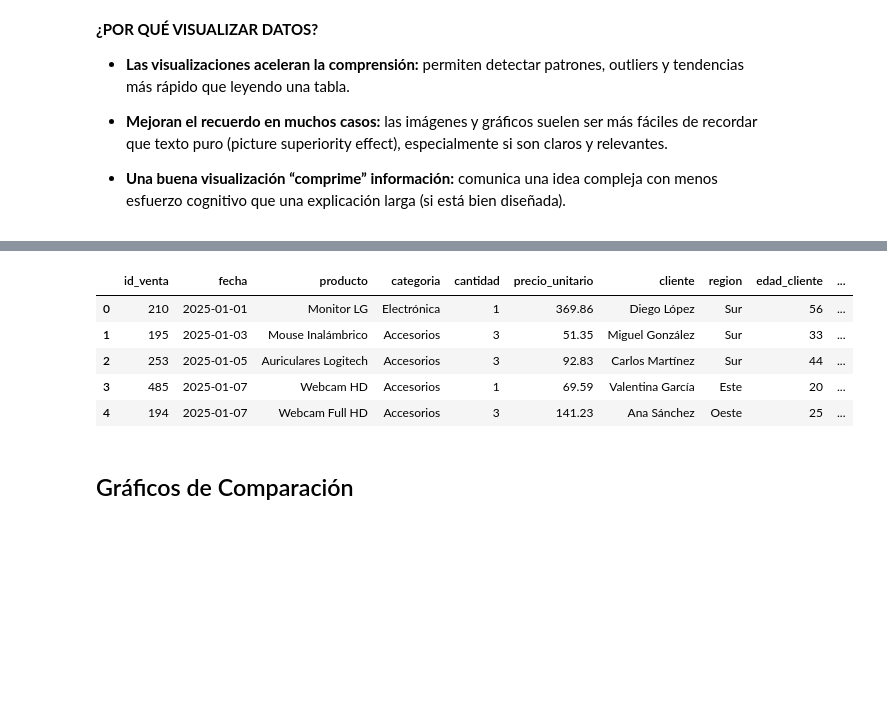
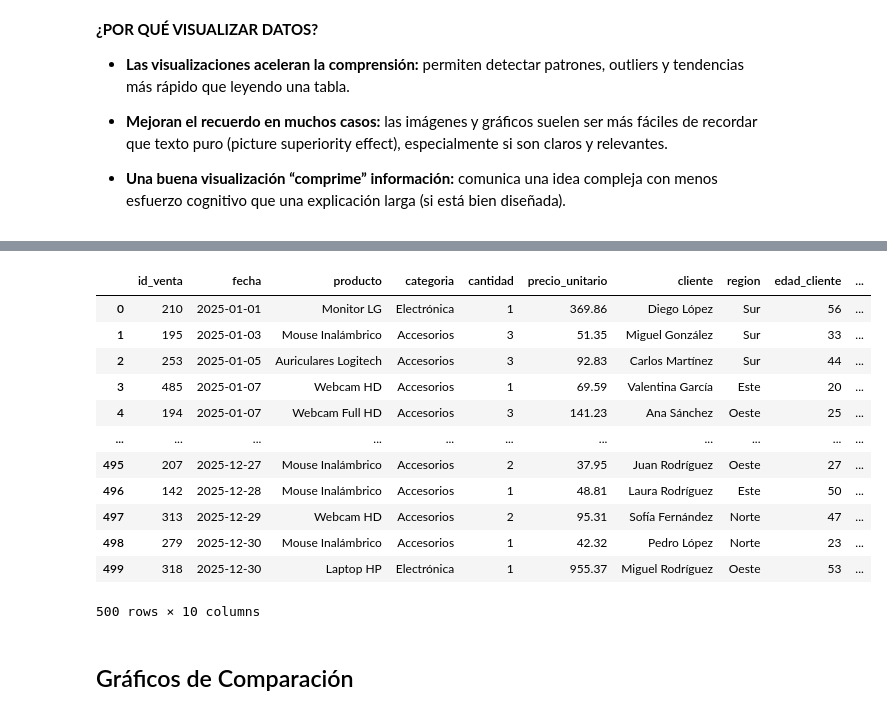
Before and after one commit to netcluster/Python-para-el-an-lisis-de-datos, a Jupyter notebook: Unidad 5/visualización-de-datos-con-python.ipynb, the cells around one changed output, grey strips where cells are left out. Drawn from its saved outputs; the diff is of its cells as text; code cells hidden in the pictures; blank space fills up the shorter version.

```diff
--- a/Unidad 5/visualización-de-datos-con-python.ipynb
+++ b/Unidad 5/visualización-de-datos-con-python.ipynb
@@ -13,18 +28,26 @@
 # %%
 import pandas as pd
 import matplotlib.pyplot as plt
 import numpy as np
 
 # Cargar datos
-df = pd.read_csv('U5-Datos-Ventas.csv')
+df = pd.read_csv('u5-datos-ventas.csv')
 
 df.head()
+df
 # %% [output]
 |  | id_venta | fecha | producto | categoria | cantidad | precio_unitario | cliente | region | edad_cliente | ... |
 | 0 | 210 | 2025-01-01 | Monitor LG | Electrónica | 1 | 369.86 | Diego López | Sur | 56 | ... |
 | 1 | 195 | 2025-01-03 | Mouse Inalámbrico | Accesorios | 3 | 51.35 | Miguel González | Sur | 33 | ... |
 | 2 | 253 | 2025-01-05 | Auriculares Logitech | Accesorios | 3 | 92.83 | Carlos Martínez | Sur | 44 | ... |
 | 3 | 485 | 2025-01-07 | Webcam HD | Accesorios | 1 | 69.59 | Valentina García | Este | 20 | ... |
 | 4 | 194 | 2025-01-07 | Webcam Full HD | Accesorios | 3 | 141.23 | Ana Sánchez | Oeste | 25 | ... |
+| ... | ... | ... | ... | ... | ... | ... | ... | ... | ... | ... |
+| 495 | 207 | 2025-12-27 | Mouse Inalámbrico | Accesorios | 2 | 37.95 | Juan Rodríguez | Oeste | 27 | ... |
+| 496 | 142 | 2025-12-28 | Mouse Inalámbrico | Accesorios | 1 | 48.81 | Laura Rodríguez | Este | 50 | ... |
+| 497 | 313 | 2025-12-29 | Webcam HD | Accesorios | 2 | 95.31 | Sofía Fernández | Norte | 47 | ... |
+| 498 | 279 | 2025-12-30 | Mouse Inalámbrico | Accesorios | 1 | 42.32 | Pedro López | Norte | 23 | ... |
+| 499 | 318 | 2025-12-30 | Laptop HP | Electrónica | 1 | 955.37 | Miguel Rodríguez | Oeste | 53 | ... |
+500 rows × 10 columns
 # %% [markdown]
 ## Gráficos de Comparación
```
Also changed, not shown: parts of 17 cells of this notebook, 1 other file.
